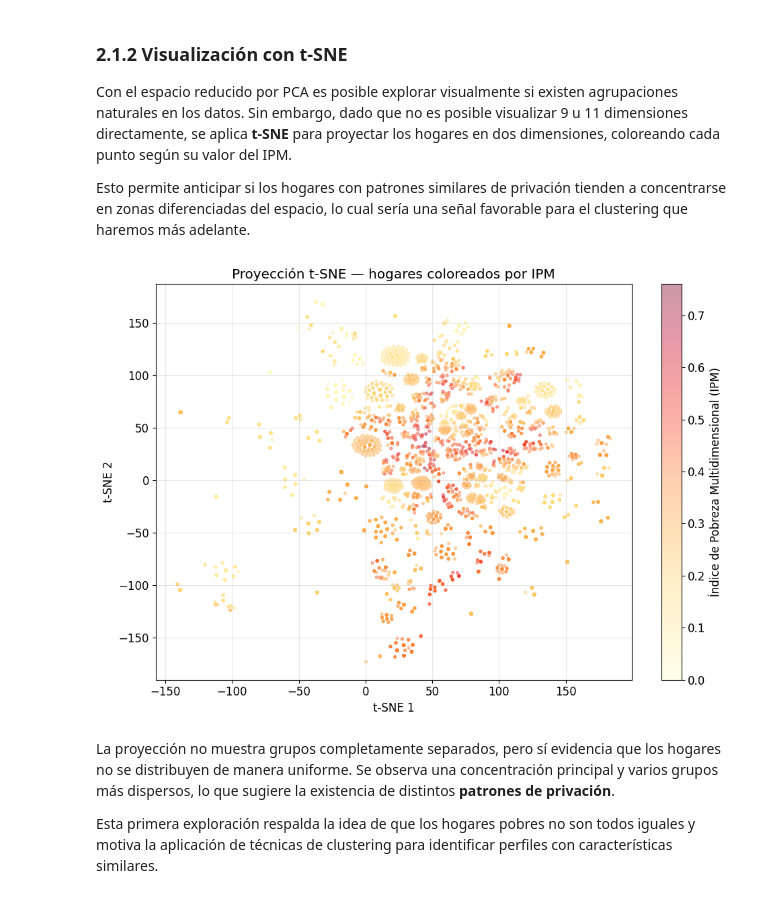
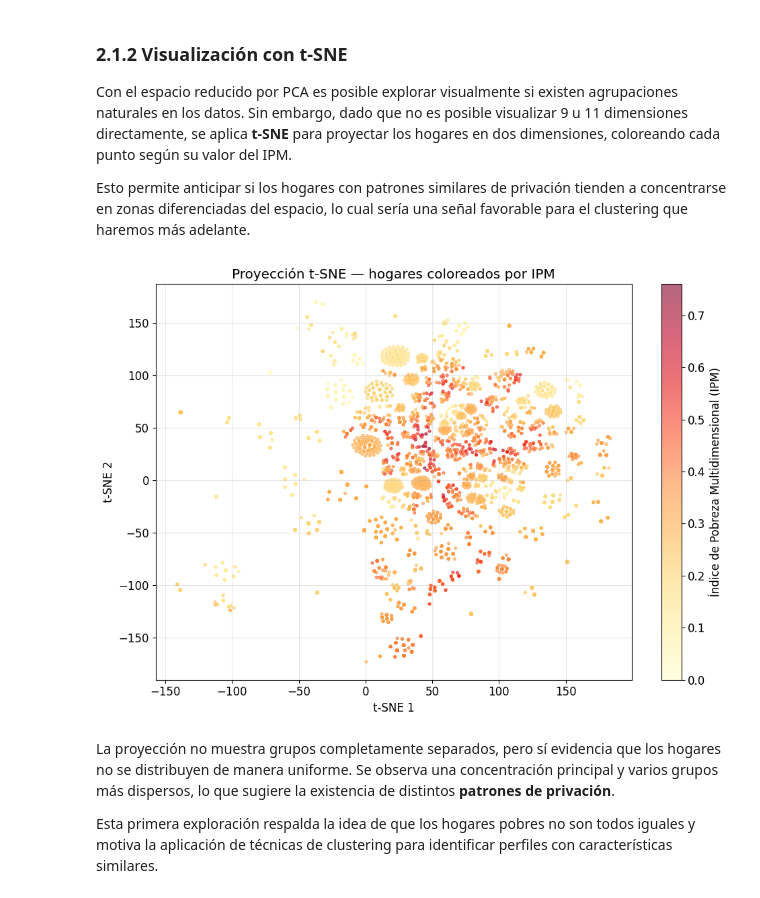
Before and after one commit to JohanAv1018/Proyecto-Final---Diplomado, a Jupyter notebook: Clustering_Pobreza_Multidimensional_Colombia.ipynb, the cells around one changed output. Cells and saved outputs as stored; diff of their text form; code cells hidden in the pictures.

```diff
--- a/Clustering_Pobreza_Multidimensional_Colombia.ipynb
+++ b/Clustering_Pobreza_Multidimensional_Colombia.ipynb
@@ -248,35 +252,35 @@ N_MUESTRA = 10_000
 idx = np.random.choice(len(pca_9), size=min(N_MUESTRA, len(pca_9)), replace=False)
 
 X_tsne = TSNE(
     n_components=2,
     perplexity=40,
     learning_rate='auto',
     init='pca',
     random_state=42
 ).fit_transform(pca_9[idx])
 
 ipm_vals = ipm_analisis['IPM'].values[idx]
 
 fig, ax = plt.subplots(figsize=(10, 7))
 
 scatter = ax.scatter(
     X_tsne[:, 0], X_tsne[:, 1],
     c=ipm_vals,
     cmap='YlOrRd',
-    alpha=0.4,
+    alpha=0.6,
     s=8
 )
 
 plt.colorbar(scatter, ax=ax, label='Índice de Pobreza Multidimensional (IPM)')
 ax.set_title("Proyección t-SNE — hogares coloreados por IPM")
 ax.set_xlabel("t-SNE 1")
 ax.set_ylabel("t-SNE 2")
 ax.grid(alpha=0.3)
 
 plt.tight_layout()
 plt.show()
 # %% [output]
-[figure, old version]
+[figure, new version]
 # %% [markdown]
 La proyección no muestra grupos completamente separados, pero sí evidencia que los hogares no se distribuyen de manera uniforme. Se observa una concentración principal y varios grupos más dispersos, lo que sugiere la existencia de distintos **patrones de privación**.
 
```
Also changed, not shown: parts of 3 cells of this notebook.
